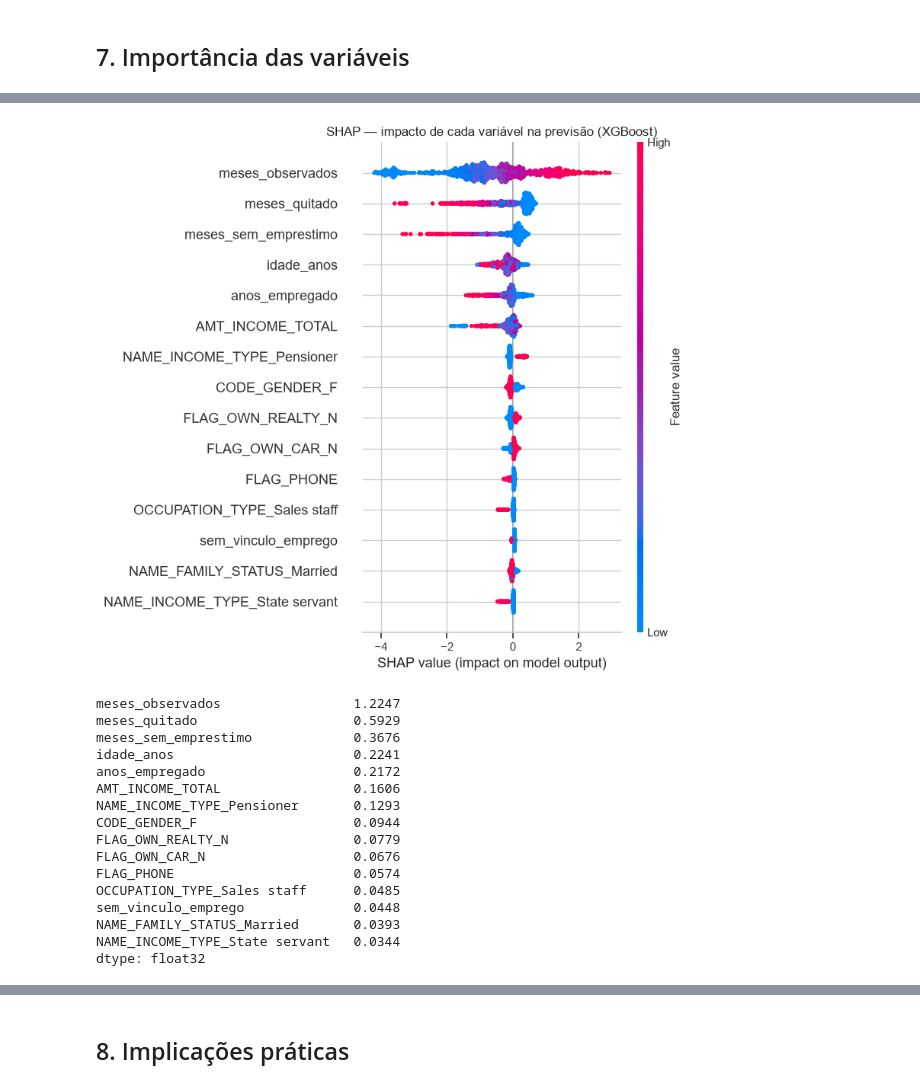
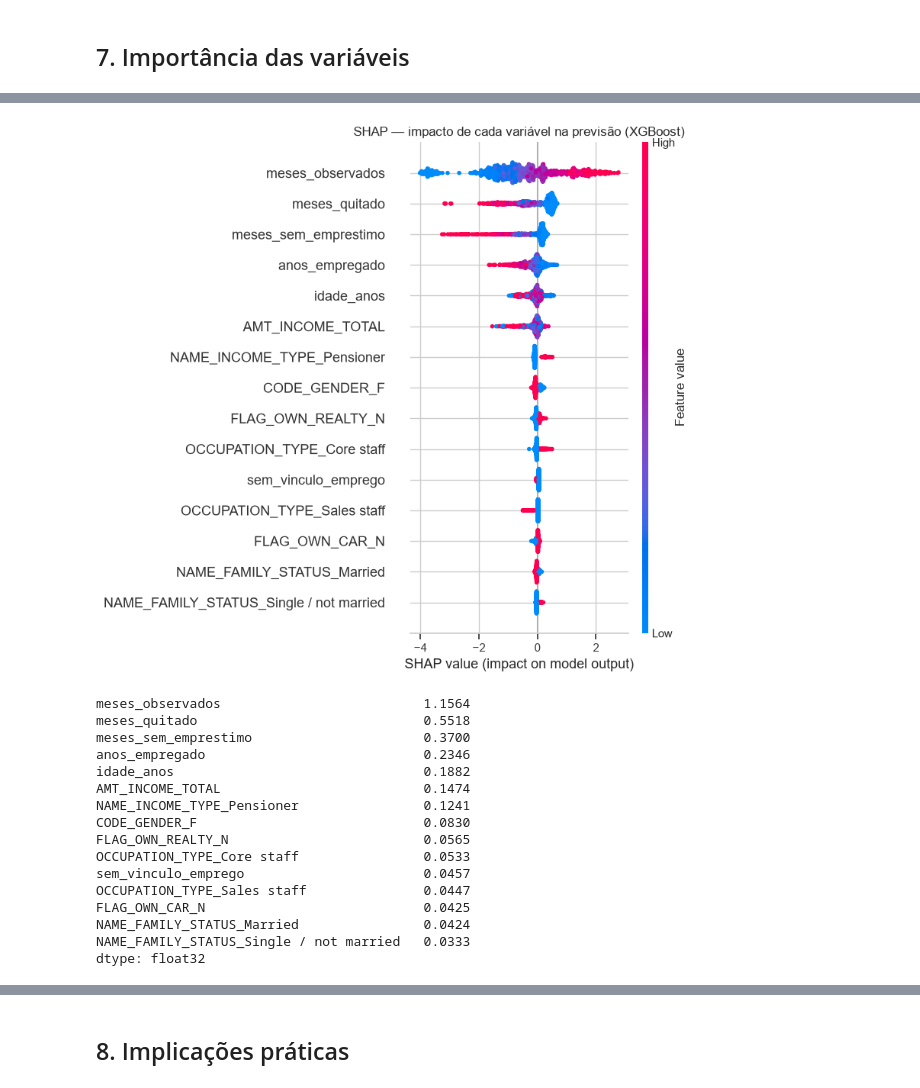
Before and after one commit to andersonelao2-code/tech-challenge-cartao-credito, a Jupyter notebook: notebooks/04_avaliacao.ipynb, the cells around one changed output, grey strips where cells are left out. Saved outputs shown, nothing was run; the diff lists cells and outputs as text; code cells hidden in the pictures.

```diff
--- a/notebooks/04_avaliacao.ipynb
+++ b/notebooks/04_avaliacao.ipynb
@@ -51,8 +51,10 @@ dummy = DummyClassifier(strategy="most_frequent").fit(X_train, y_train)
 resultados["Baseline (sempre 'bom')"] = score(y_test, dummy.predict(X_test), dummy.predict_proba(X_test)[:, 1])
 
 tabela = comparison_table(resultados, name="metricas_teste", sort_by="roc_auc")
-melhor = tabela.drop("Baseline (sempre 'bom')").index[0]
+
+# O modelo principal foi escolhido na validação cruzada (notebook 03); o teste só confirma.
+melhor = pd.read_csv(config.METRICS / "validacao_cruzada.csv", index_col="modelo").index[0]
 melhor_chave = next(k for k, v in NOMES.items() if v == melhor)
-print("Melhor modelo por ROC-AUC no teste:", melhor)
+print("Modelo principal (melhor ROC-AUC na validação cruzada):", melhor)
 tabela
 # %% [output]
@@ -282,44 +327,52 @@ importancia.head(12)
 # %%
 import warnings
 
 warnings.filterwarnings("ignore", category=UserWarning, module="tqdm")
 import shap
 
 pre = modelos[melhor_chave].named_steps["pre"]
 clf = modelos[melhor_chave].named_steps["clf"]
-amostra = X_test.sample(1000, random_state=RANDOM_STATE)
-X_amostra = pre.transform(amostra)
-X_amostra = X_amostra.toarray() if hasattr(X_amostra, "toarray") else X_amostra
+def densa(m):
+    return m.toarray() if hasattr(m, "toarray") else m
+
+X_amostra = densa(pre.transform(X_test.sample(1000, random_state=RANDOM_STATE)))
+X_fundo = densa(pre.transform(X_train.sample(500, random_state=RANDOM_STATE)))
 nomes = [n.split("__", 1)[1] for n in pre.get_feature_names_out()]
 
-valores_shap = shap.TreeExplainer(clf).shap_values(X_amostra)
+if hasattr(clf, "coef_"):  # Regressão Logística
+    explicador = shap.LinearExplainer(clf, X_fundo)
+else:
+    explicador = shap.TreeExplainer(clf)
+valores_shap = np.asarray(explicador.shap_values(X_amostra))
+if valores_shap.ndim == 3:  # modelos que devolvem uma saída por classe: fica a classe "mau"
+    valores_shap = valores_shap[:, :, 1]
 
 shap.summary_plot(valores_shap, X_amostra, feature_names=nomes, max_display=15, show=False)
 plt.title(f"SHAP — impacto de cada variável na previsão ({melhor})")
 plt.tight_layout()
 plt.savefig(config.FIGURES / "04_shap_summary.png", dpi=120, bbox_inches="tight")
 plt.show()
 
 shap_global = pd.Series(np.abs(valores_shap).mean(axis=0), index=nomes).sort_values(ascending=False)
 shap_global.head(15).rename("media_abs_shap").to_csv(config.METRICS / "shap_importancia.csv")
 shap_global.head(15)
 # %% [output]
-[figure, old version]
+[figure, new version]
-meses_observados                 1.2247
-meses_quitado                    0.5929
-meses_sem_emprestimo             0.3676
-idade_anos                       0.2241
-anos_empregado                   0.2172
-AMT_INCOME_TOTAL                 0.1606
-NAME_INCOME_TYPE_Pensioner       0.1293
-CODE_GENDER_F                    0.0944
-FLAG_OWN_REALTY_N                0.0779
-FLAG_OWN_CAR_N                   0.0676
-FLAG_PHONE                       0.0574
-OCCUPATION_TYPE_Sales staff      0.0485
-sem_vinculo_emprego              0.0448
-NAME_FAMILY_STATUS_Married       0.0393
-NAME_INCOME_TYPE_State servant   0.0344
+meses_observados                          1.1564
+meses_quitado                             0.5518
+meses_sem_emprestimo                      0.3700
+anos_empregado                            0.2346
+idade_anos                                0.1882
+AMT_INCOME_TOTAL                          0.1474
+NAME_INCOME_TYPE_Pensioner                0.1241
+CODE_GENDER_F                             0.0830
+FLAG_OWN_REALTY_N                         0.0565
+OCCUPATION_TYPE_Core staff                0.0533
+sem_vinculo_emprego                       0.0457
+OCCUPATION_TYPE_Sales staff               0.0447
+FLAG_OWN_CAR_N                            0.0425
+NAME_FAMILY_STATUS_Married                0.0424
+NAME_FAMILY_STATUS_Single / not married   0.0333
 dtype: float32
 # %% [markdown]
 **Leitura:** os dois métodos **concordam** nas três variáveis mais importantes, e todas vêm do
```
Also changed, not shown: parts of 20 cells of this notebook, 23 other files.
